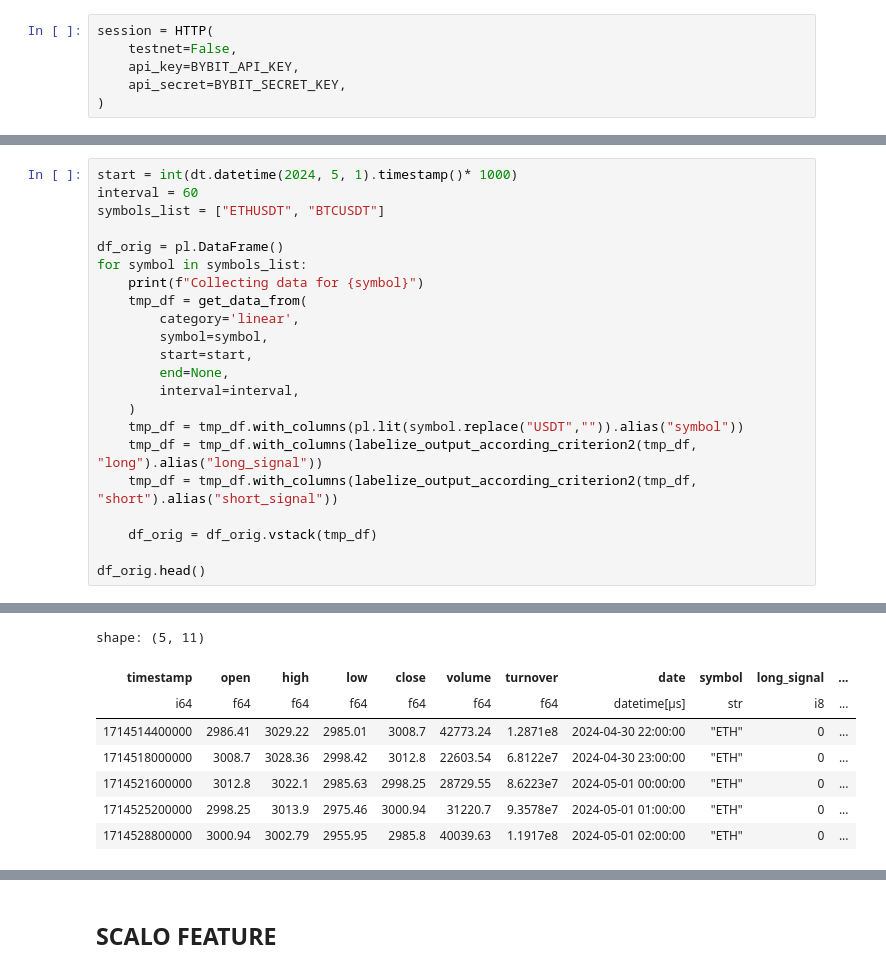
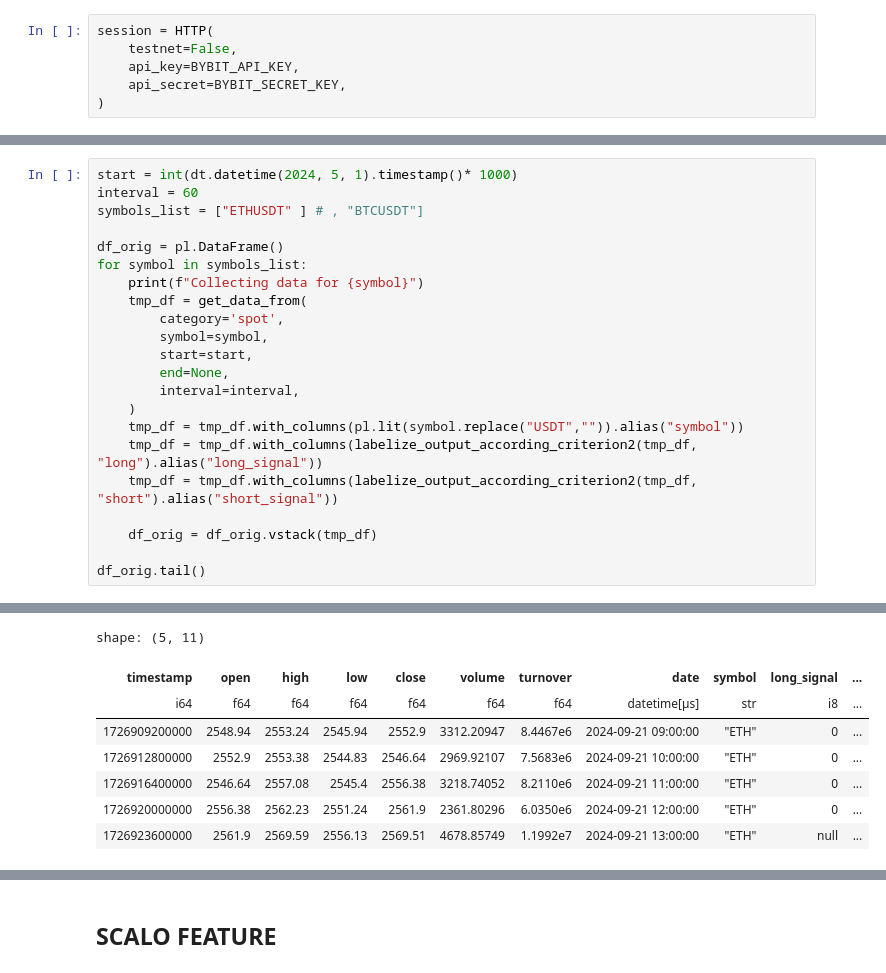
Before and after one commit to manuorlandi/FinancialPython, a Jupyter notebook: BYBIT.ipynb, the cells around one changed output, grey strips where cells are left out. Saved outputs shown, nothing was run; the diff lists cells and outputs as text.

```diff
--- a/BYBIT.ipynb
+++ b/BYBIT.ipynb
@@ -214,13 +270,13 @@ print(tickers)
 # %%
 start = int(dt.datetime(2024, 5, 1).timestamp()* 1000)
 interval = 60
-symbols_list = ["ETHUSDT", "BTCUSDT"]
+symbols_list = ["ETHUSDT" ] # , "BTCUSDT"]
 
 df_orig = pl.DataFrame()
 for symbol in symbols_list:
     print(f"Collecting data for {symbol}")
     tmp_df = get_data_from(
-        category='linear',
+        category='spot',
         symbol=symbol,
         start=start,
         end=None,
@@ -232,7 +288,7 @@ for symbol in symbols_list:
 
     df_orig = df_orig.vstack(tmp_df)
 
-df_orig.head()
+df_orig.tail()
 # %% [output]
 Collecting data for ETHUSDT
 Collecting data starting 2024-05-09 07:00:00
@@ -254,8 +313,8 @@ Collecting data starting 2024-09-16 15:00:00
 shape: (5, 11)
 | timestamp | open | high | low | close | volume | turnover | date | symbol | long_signal | ... |
 | i64 | f64 | f64 | f64 | f64 | f64 | f64 | datetime[μs] | str | i8 | ... |
-| 1714514400000 | 2986.41 | 3029.22 | 2985.01 | 3008.7 | 42773.24 | 1.2871e8 | 2024-04-30 22:00:00 | "ETH" | 0 | ... |
-| 1714518000000 | 3008.7 | 3028.36 | 2998.42 | 3012.8 | 22603.54 | 6.8122e7 | 2024-04-30 23:00:00 | "ETH" | 0 | ... |
-| 1714521600000 | 3012.8 | 3022.1 | 2985.63 | 2998.25 | 28729.55 | 8.6223e7 | 2024-05-01 00:00:00 | "ETH" | 0 | ... |
-| 1714525200000 | 2998.25 | 3013.9 | 2975.46 | 3000.94 | 31220.7 | 9.3578e7 | 2024-05-01 01:00:00 | "ETH" | 0 | ... |
-| 1714528800000 | 3000.94 | 3002.79 | 2955.95 | 2985.8 | 40039.63 | 1.1917e8 | 2024-05-01 02:00:00 | "ETH" | 0 | ... |
+| 1726909200000 | 2548.94 | 2553.24 | 2545.94 | 2552.9 | 3312.20947 | 8.4467e6 | 2024-09-21 09:00:00 | "ETH" | 0 | ... |
+| 1726912800000 | 2552.9 | 2553.38 | 2544.83 | 2546.64 | 2969.92107 | 7.5683e6 | 2024-09-21 10:00:00 | "ETH" | 0 | ... |
+| 1726916400000 | 2546.64 | 2557.08 | 2545.4 | 2556.38 | 3218.74052 | 8.2110e6 | 2024-09-21 11:00:00 | "ETH" | 0 | ... |
+| 1726920000000 | 2556.38 | 2562.23 | 2551.24 | 2561.9 | 2361.80296 | 6.0350e6 | 2024-09-21 12:00:00 | "ETH" | 0 | ... |
+| 1726923600000 | 2561.9 | 2569.59 | 2556.13 | 2569.51 | 4678.85749 | 1.1992e7 | 2024-09-21 13:00:00 | "ETH" | null | ... |
```
Also changed, not shown: parts of 27 cells of this notebook, 2 other files.
